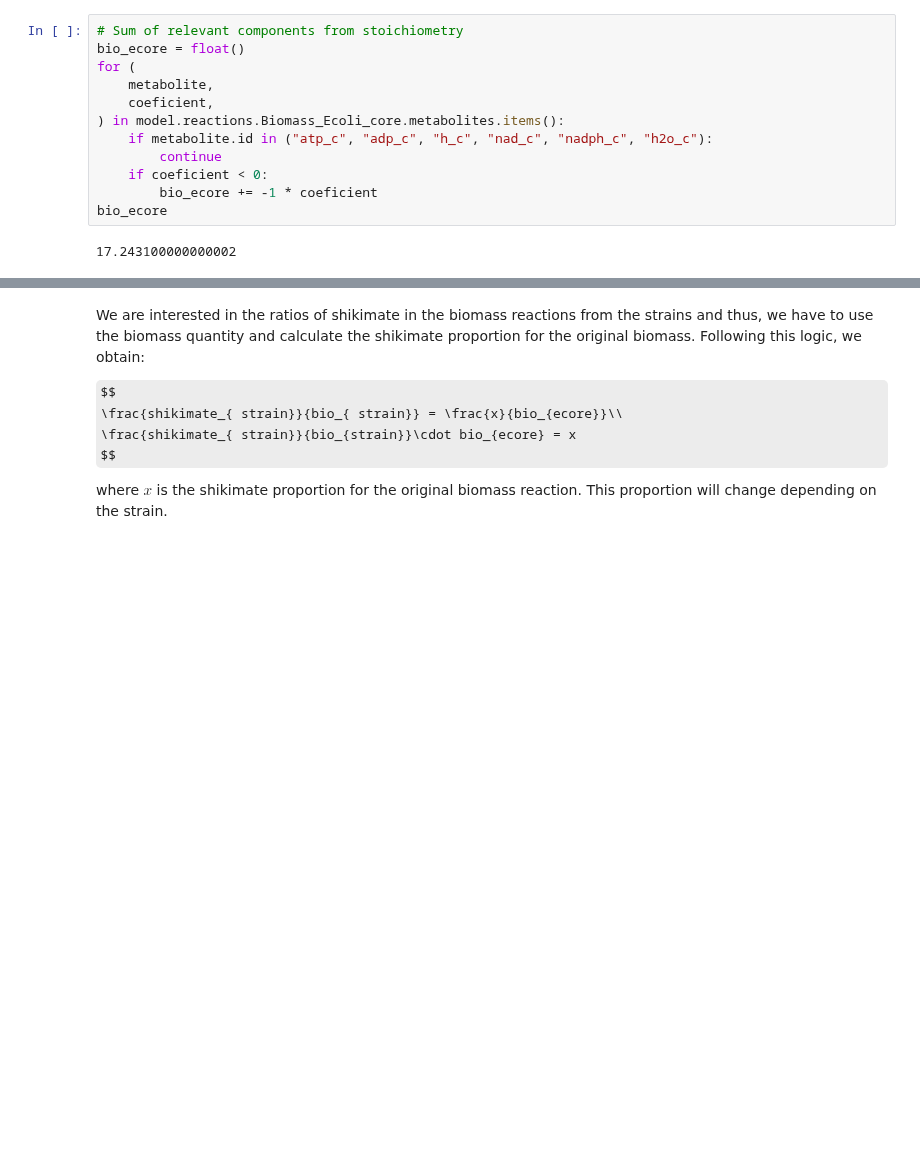
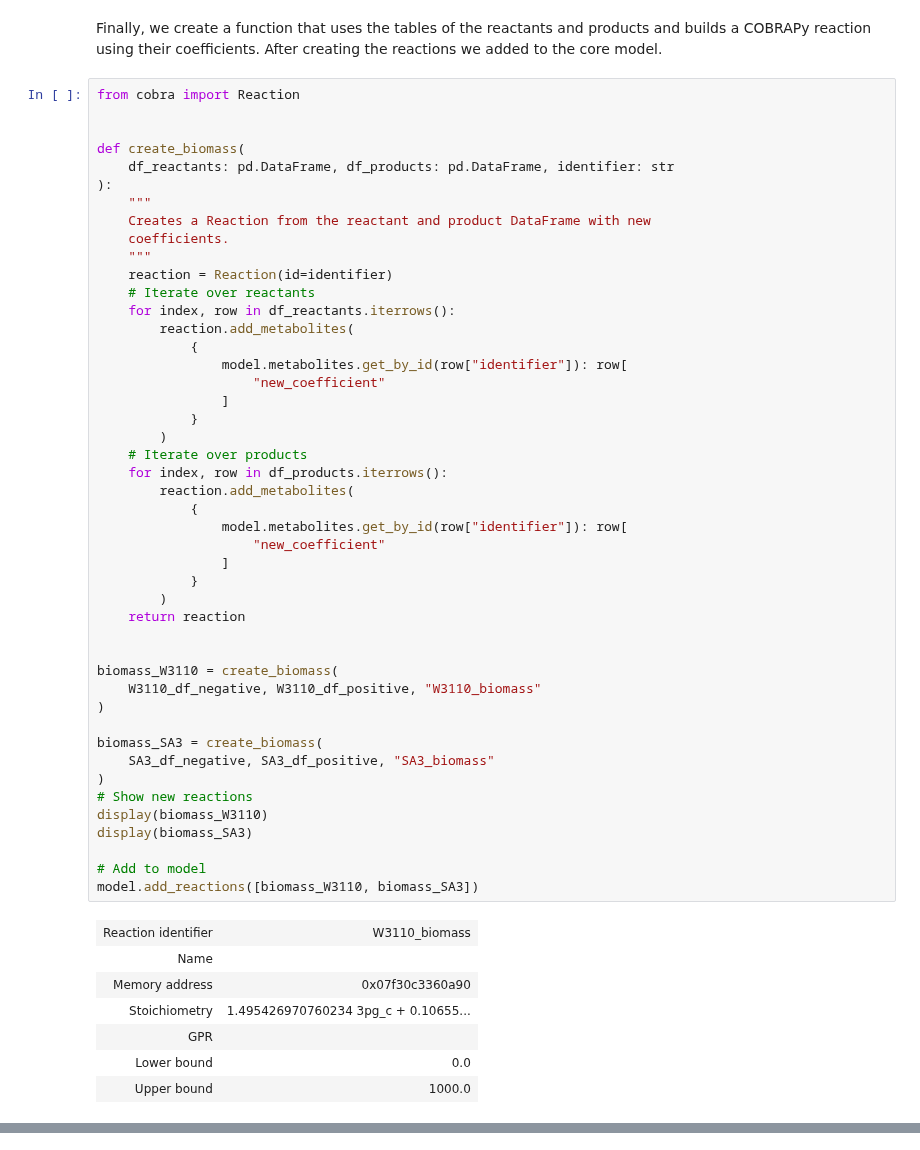
Before and after one commit to Toepfer-Lab/cobramod, a Jupyter notebook: docs/source/shikimate.ipynb, the cells around one changed output, grey strips where cells are left out. Drawn from its saved outputs; the diff is of its cells as text; some formulas as TeX source; blank space fills up the shorter version.

```diff
--- a/docs/source/shikimate.ipynb
+++ b/docs/source/shikimate.ipynb
@@ -212,14 +466,58 @@ model.reactions.Biomass_Ecoli_core.reaction
+# %% [markdown]
+Finally, we create a function that uses the tables of the reactants and
+products and builds a COBRAPy reaction using their coefficients. After creating
+the reactions we added to the core model.
 # %%
-# Sum of relevant components from stoichiometry
-bio_ecore = float()
-for (
-    metabolite,
-    coeficient,
-) in model.reactions.Biomass_Ecoli_core.metabolites.items():
-    if metabolite.id in ("atp_c", "adp_c", "h_c", "nad_c", "nadph_c", "h2o_c"):
-        continue
-    if coeficient < 0:
-        bio_ecore += -1 * coeficient
-bio_ecore
+from cobra import Reaction
+
+
+def create_biomass(
+    df_reactants: pd.DataFrame, df_products: pd.DataFrame, identifier: str
+):
+    """
+    Creates a Reaction from the reactant and product DataFrame with new
+    coefficients.
+    """
+    reaction = Reaction(id=identifier)
+    # Iterate over reactants
+    for index, row in df_reactants.iterrows():
+        reaction.add_metabolites(
+            {
+                model.metabolites.get_by_id(row["identifier"]): row[
+                    "new_coefficient"
+                ]
+            }
+        )
+    # Iterate over products
+    for index, row in df_products.iterrows():
+        reaction.add_metabolites(
+            {
+                model.metabolites.get_by_id(row["identifier"]): row[
+                    "new_coefficient"
+                ]
+            }
+        )
+    return reaction
+
+
+biomass_W3110 = create_biomass(
+    W3110_df_negative, W3110_df_positive, "W3110_biomass"
+)
+
+biomass_SA3 = create_biomass(
+    SA3_df_negative, SA3_df_positive, "SA3_biomass"
+)
+# Show new reactions
+display(biomass_W3110)
+display(biomass_SA3)
+
+# Add to model
+model.add_reactions([biomass_W3110, biomass_SA3])
 # %% [output]
-17.243100000000002
+| Reaction identifier | W3110_biomass |
+| Name |  |
+| Memory address | 0x07f30c3360a90 |
+| Stoichiometry | 1.495426970760234 3pg_c + 0.10655... |
+| GPR |  |
+| Lower bound | 0.0 |
+| Upper bound | 1000.0 |
@@ -226,12 +530,0 @@ bio_ecore
-# %% [markdown]
-We are interested in the ratios of shikimate in the biomass reactions from the
-strains and thus, we have to use the biomass quantity and calculate the
-shikimate proportion for the original biomass. Following this logic, we obtain:
-
-$$
-\frac{shikimate_{ strain}}{bio_{ strain}} = \frac{x}{bio_{ecore}}\\
-\frac{shikimate_{ strain}}{bio_{strain}}\cdot bio_{ecore} = x
-$$
-
-where $x$ is the shikimate proportion for the original biomass reaction. This
-proportion will change depending on the strain.
```
Also changed, not shown: parts of 38 cells of this notebook, 1 other file.
